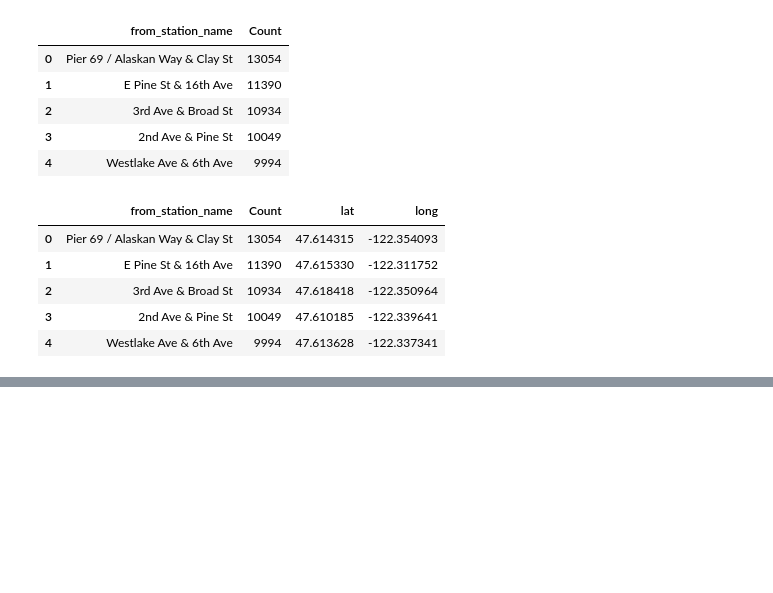
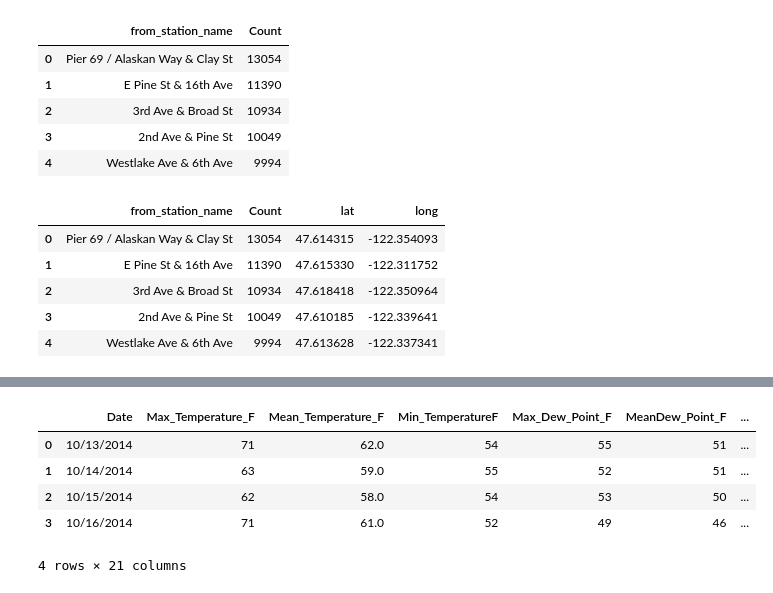
Before and after one commit to BilalSaeed06/cycle-sharing-dataset, a Jupyter notebook: data_cleaning.ipynb, the cells around one changed output, grey strips where cells are left out. Drawn from its saved outputs; the diff is of its cells as text; code cells hidden in the pictures; blank space fills up the shorter version.

```diff
--- a/data_cleaning.ipynb
+++ b/data_cleaning.ipynb
@@ -414,3 +414,12 @@ folium.Marker([47.620712 ,-122.312805],popup='15th Ave E & E Thomas St').add_to(
 mapa2
 # %% [output]
 [interactive output not drawn]
+# %%
+weather.head(4)
+# %% [output]
+|  | Date | Max_Temperature_F | Mean_Temperature_F | Min_TemperatureF | Max_Dew_Point_F | MeanDew_Point_F | ... |
+| 0 | 10/13/2014 | 71 | 62.0 | 54 | 55 | 51 | ... |
+| 1 | 10/14/2014 | 63 | 59.0 | 55 | 52 | 51 | ... |
+| 2 | 10/15/2014 | 62 | 58.0 | 54 | 53 | 50 | ... |
+| 3 | 10/16/2014 | 71 | 61.0 | 52 | 49 | 46 | ... |
+4 rows × 21 columns
```
Also changed, not shown: parts of 22 cells of this notebook.
